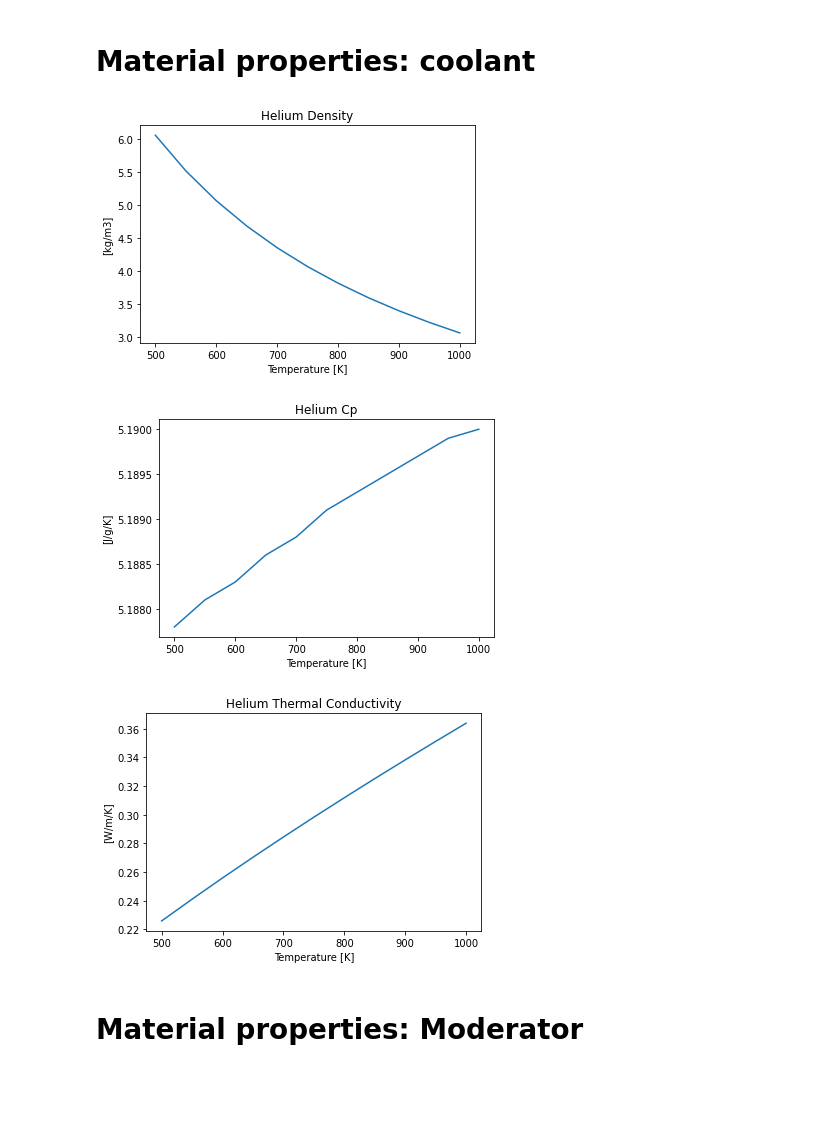
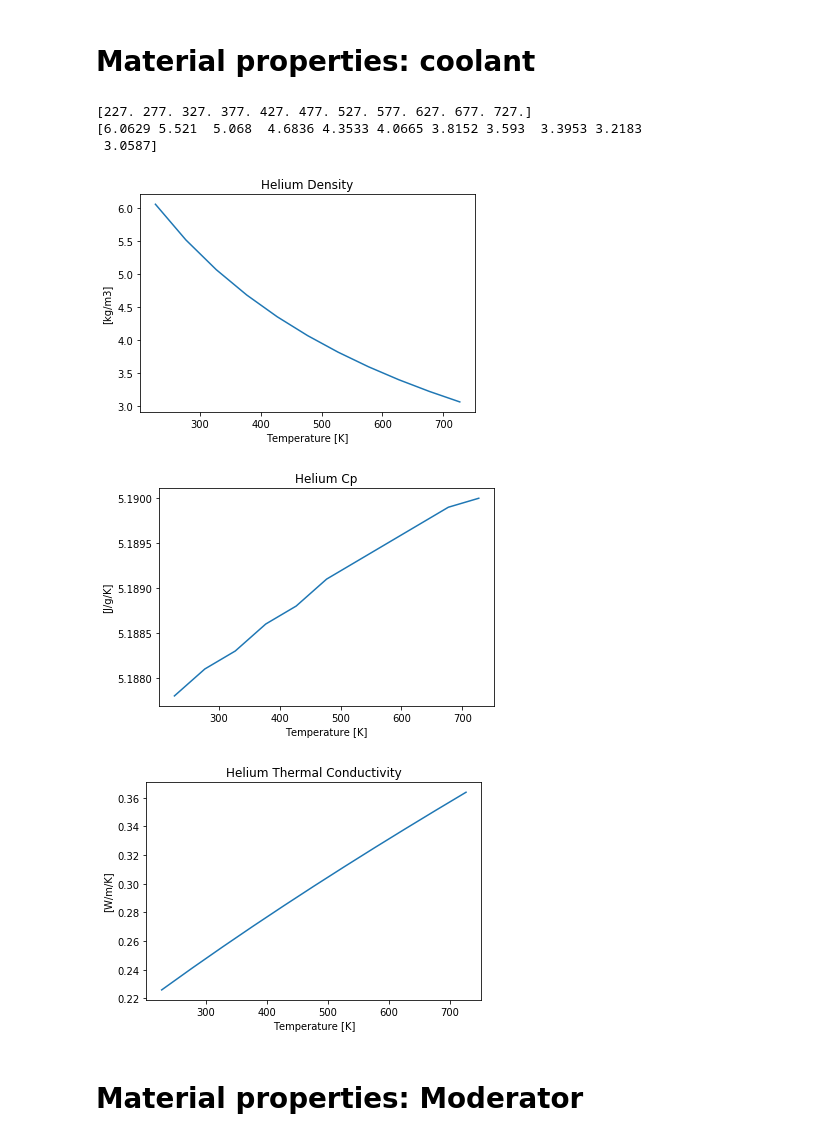
Before and after one commit to robfairh/moltres, a Jupyter notebook: problems/mhtgr350/thermo-hydraulics/mhtgr350-parameters.ipynb, the cells around one changed output. Saved outputs shown, nothing was run; the diff lists cells and outputs as text; code cells hidden in the pictures; blank space fills up the shorter version.

```diff
--- a/problems/mhtgr350/thermo-hydraulics/mhtgr350-parameters.ipynb
+++ b/problems/mhtgr350/thermo-hydraulics/mhtgr350-parameters.ipynb
@@ -106,36 +106,43 @@ k = 0.29881  # W/m/K
 
 # NIST P=6.4MPa
 # See example 8 of moose for using this values in the material block of moltres
 df = pd.read_csv('helium.csv')
 tl = np.array(df['Temperature (K)'].tolist())
 rhol = np.array(df['Density (kg/m3)'].tolist())
 cpl = np.array(df['Cp (J/g*K)'].tolist())
 kl = np.array(df['Therm. Cond. (W/m*K)'].tolist())
+
+tl -= 273
+print(tl)
+print(rhol)
 
 plt.figure(1)
 plt.plot(tl, rhol)
 plt.ylabel('[kg/m3]')
 plt.xlabel('Temperature [K]')
 plt.title('Helium Density')
 
 plt.figure(2)
 plt.plot(tl, cpl, label='Cp')
 plt.ylabel('[J/g/K]')
 plt.xlabel('Temperature [K]')
 plt.title('Helium Cp')
 
 plt.figure(3)
 plt.plot(tl, kl, label='Therm. Cond.')
 plt.ylabel('[W/m/K]')
 plt.xlabel('Temperature [K]')
 plt.title('Helium Thermal Conductivity')
 
 # [1] cp should be the value for 1000 K
 k = 0.41  # W/m/K
 # %% [output]
+[227. 277. 327. 377. 427. 477. 527. 577. 627. 677. 727.]
+[6.0629 5.521  5.068  4.6836 4.3533 4.0665 3.8152 3.593  3.3953 3.2183
+ 3.0587]
-[figure, old version]
+[figure, new version]
-[figure, old version]
+[figure, new version]
-[figure, old version]
+[figure, new version]
 # %%
 # Formula
 # %% [markdown]
```
Also changed, not shown: 6 other files.
